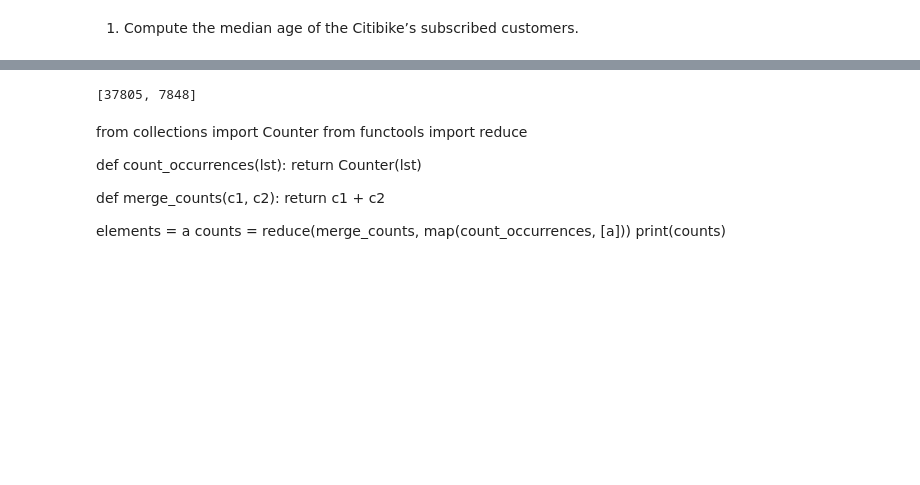
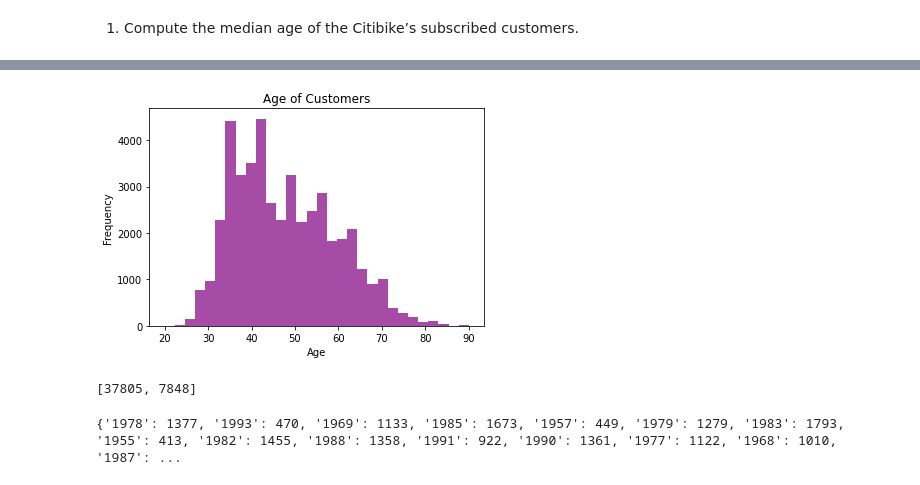
Before and after one commit to ashleyrabanales/rabanales_scalable_data, a Jupyter notebook: homework 1/hw1.ipynb, the cells around one changed output, grey strips where cells are left out. Saved outputs shown, nothing was run; the diff lists cells and outputs as text; code cells hidden in the pictures; blank space fills up the shorter version.

```diff
--- a/homework 1/hw1.ipynb
+++ b/homework 1/hw1.ipynb
@@ -13,6 +14,6 @@ with open("citibike.csv","r") as fi:
     for row in reader:
         birthyear = row["birth_year"]
         if birthyear != "":
-            age = 2015-int(birthyear)
+            age = 2023-int(birthyear)
             print(age)
 # %% [output]
@@ -41,10 +42,15 @@ def citibike2gen(filename):
         for row in reader:
             birthyear = row["birth_year"]
             if birthyear != "":
-                age = 2015-int(birthyear)
+                age = 2023-int(birthyear) #using current year
                 yield age #using yield  it returns a generator object, which can be
                         #used to iterate over the values produced by the generator function.
 count = {}
+ages = []
 for age in citibike2gen("citibike.csv"):
-    [age] = count.get(age,0)+1
+    ages.append(age)
+    count[age] = count.get(age,0)+1
+
+median_age = statistics.median(ages)
+print("The median age of customer", median_age)
 # %% [output]
@@ -67,3 +78,16 @@ for square in gen:
+# %%
+import pandas as pd
+%matplotlib inline
+import matplotlib.pyplot as plt
+
+#age histogram
+n, bins, patches = plt.hist(ages, bins=30, range=(20, 90), color='purple', alpha=0.7)
+plt.xlabel('Age')
+plt.ylabel('Frequency')
+plt.title('Age of Customers')
+plt.show()
+# %% [output]
+[figure, added]
 # %%
 #2.A
 import pandas as pd
@@ -83,33 +107,36 @@ print (list(result))
 #sum??
 # %% [output]
 [37805, 7848]
-# %% [markdown]
-from collections import Counter
-from functools import reduce
-
-def count_occurrences(lst):
-    return Counter(lst)
-
-def merge_counts(c1, c2):
-    return c1 + c2
-
-elements = a
-counts = reduce(merge_counts, map(count_occurrences, [a]))
-print(counts)
 # %%
-#2.B
+#2.B - Count the number of trips per birth year
 from functools import reduce
 import pandas as pd
+import csv
 df = pd.read_csv("citibike.csv")
 rows = df.values.tolist()
 
-#from collections import defaultdict
+def totaltrips(filename):
+    totaltrips = {}
+    with open("citibike.csv", "r") as fi:
+        reader = csv.DictReader(fi)
+        for row in reader:
+            birth_year = row['birth_year']
+            if birth_year:
+                if birth_year not in totaltrips:
+                    totaltrips[birth_year] = 0
+                totaltrips[birth_year] += 1
+    return totaltrips
 
-birth_years = list(map(lambda x: x.split("-")[0], birth_dates))
+result = totaltrips('citibike.csv')
+print(result)
 
-counts = defaultdict(int)
-for year in birth_years:
-    counts[year] += 1
 
-result = dict(counts)
-print(result)
+
+#math.isnan
+#birth = list(map(lambda x: x.split("-")[0], birth_years))
+#counts = defaultdict(int)
+#for year in birth:
+#    counts[year] += 1
+#print(result)
+# %% [output]
+{'1978': 1377, '1993': 470, '1969': 1133, '1985': 1673, '1957': 449, '1979': 1279, '1983': 1793, '1955': 413, '1982': 1455, '1988': 1358, '1991': 922, '1990': 1361, '1977': 1122, '1968': 1010, '1987': ...
```
Also changed, not shown: parts of 7 cells of this notebook, 1 other file.
